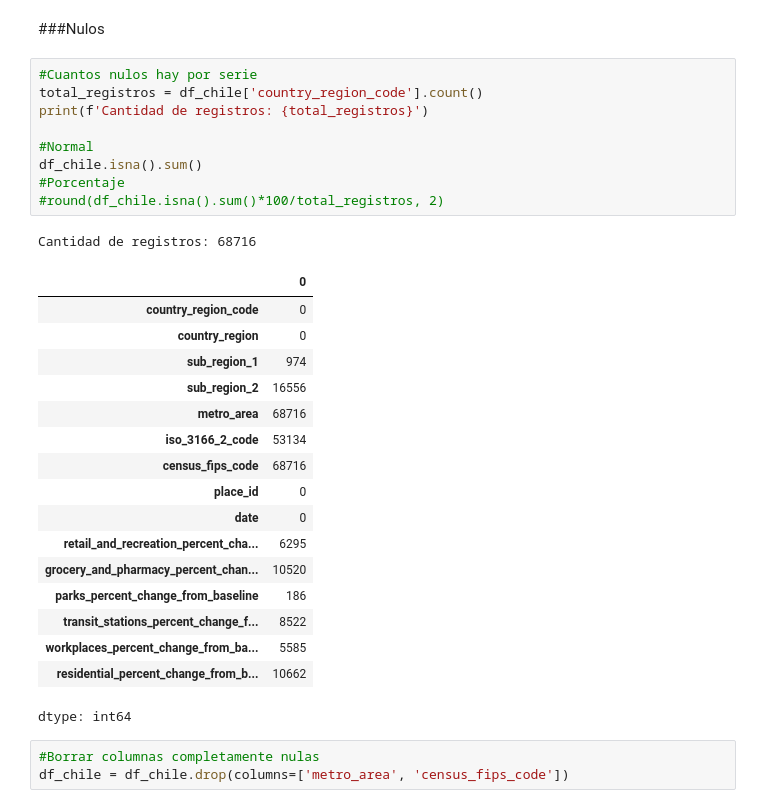
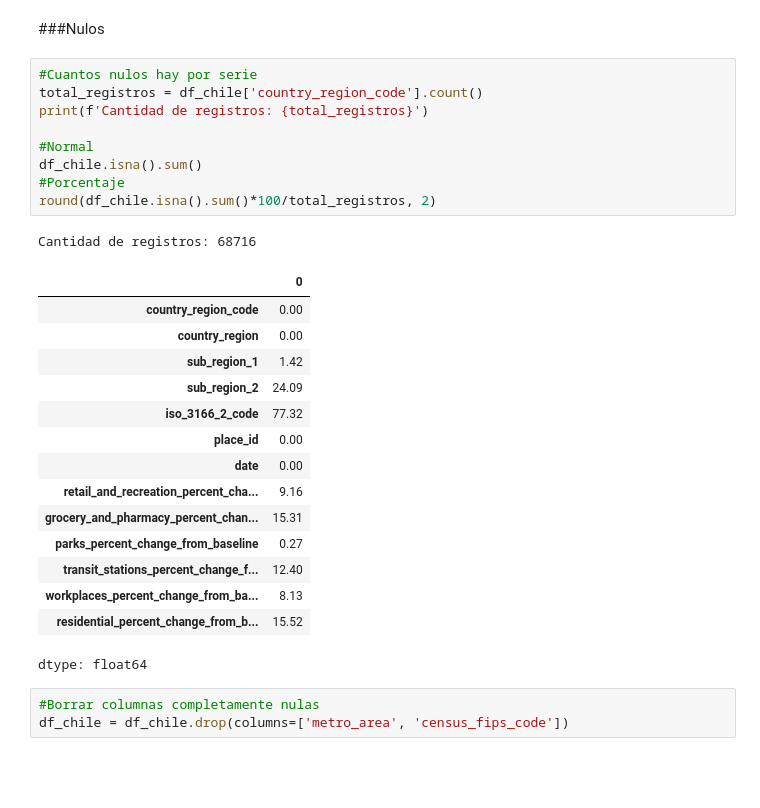
Before and after one commit to khrixtar-dev/Proyecto_Movilidad_CristianRomero, a Jupyter notebook: ProyectoMovilidad.ipynb, the cells around one changed output. Cells and saved outputs as stored; diff of their text form; blank space fills up the shorter version.

```diff
--- a/ProyectoMovilidad.ipynb
+++ b/ProyectoMovilidad.ipynb
@@ -99,31 +99,29 @@ memory usage: 7.9+ MB
 # %%
 #Cuantos nulos hay por serie
 total_registros = df_chile['country_region_code'].count()
 print(f'Cantidad de registros: {total_registros}')
 
 #Normal
 df_chile.isna().sum()
 #Porcentaje
-#round(df_chile.isna().sum()*100/total_registros, 2)
+round(df_chile.isna().sum()*100/total_registros, 2)
 # %% [output]
 Cantidad de registros: 68716
 |  | 0 |
-| country_region_code | 0 |
-| country_region | 0 |
-| sub_region_1 | 974 |
-| sub_region_2 | 16556 |
-| metro_area | 68716 |
-| iso_3166_2_code | 53134 |
-| census_fips_code | 68716 |
-| place_id | 0 |
-| date | 0 |
-| retail_and_recreation_percent_cha... | 6295 |
-| grocery_and_pharmacy_percent_chan... | 10520 |
-| parks_percent_change_from_baseline | 186 |
-| transit_stations_percent_change_f... | 8522 |
-| workplaces_percent_change_from_ba... | 5585 |
-| residential_percent_change_from_b... | 10662 |
+| country_region_code | 0.00 |
+| country_region | 0.00 |
+| sub_region_1 | 1.42 |
+| sub_region_2 | 24.09 |
+| iso_3166_2_code | 77.32 |
+| place_id | 0.00 |
+| date | 0.00 |
+| retail_and_recreation_percent_cha... | 9.16 |
+| grocery_and_pharmacy_percent_chan... | 15.31 |
+| parks_percent_change_from_baseline | 0.27 |
+| transit_stations_percent_change_f... | 12.40 |
+| workplaces_percent_change_from_ba... | 8.13 |
+| residential_percent_change_from_b... | 15.52 |
-dtype: int64
+dtype: float64
 # %%
 #Borrar columnas completamente nulas
 df_chile = df_chile.drop(columns=['metro_area', 'census_fips_code'])
```
Also changed, not shown: parts of 7 cells of this notebook.
